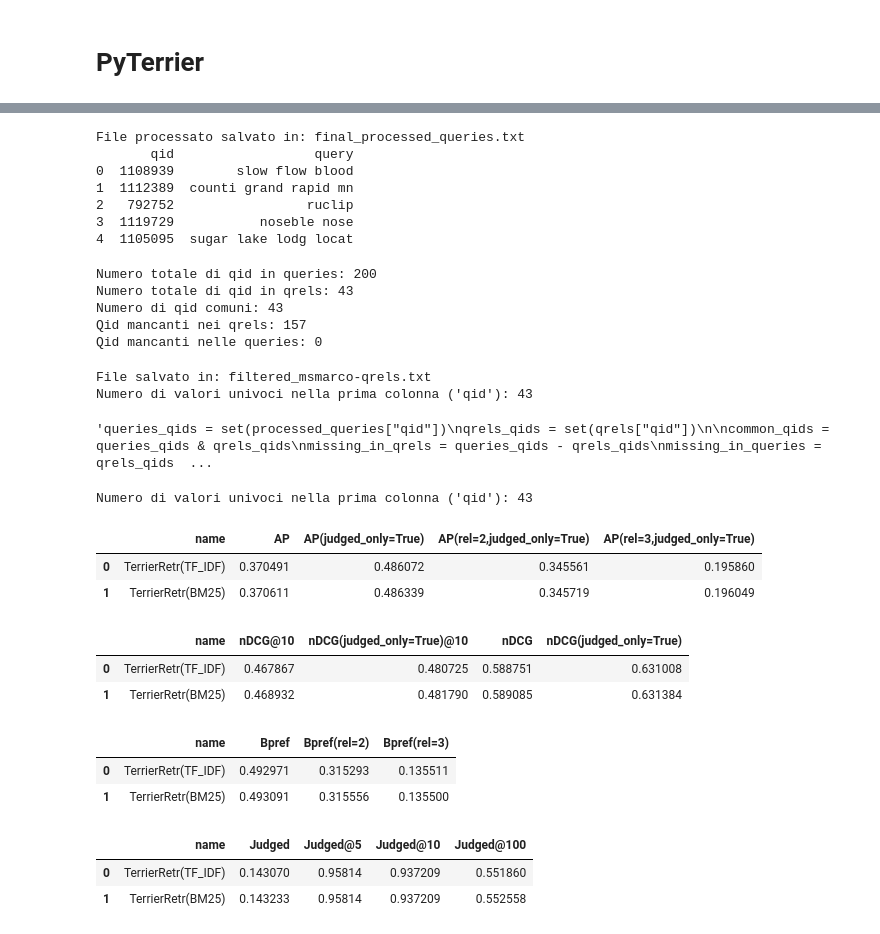
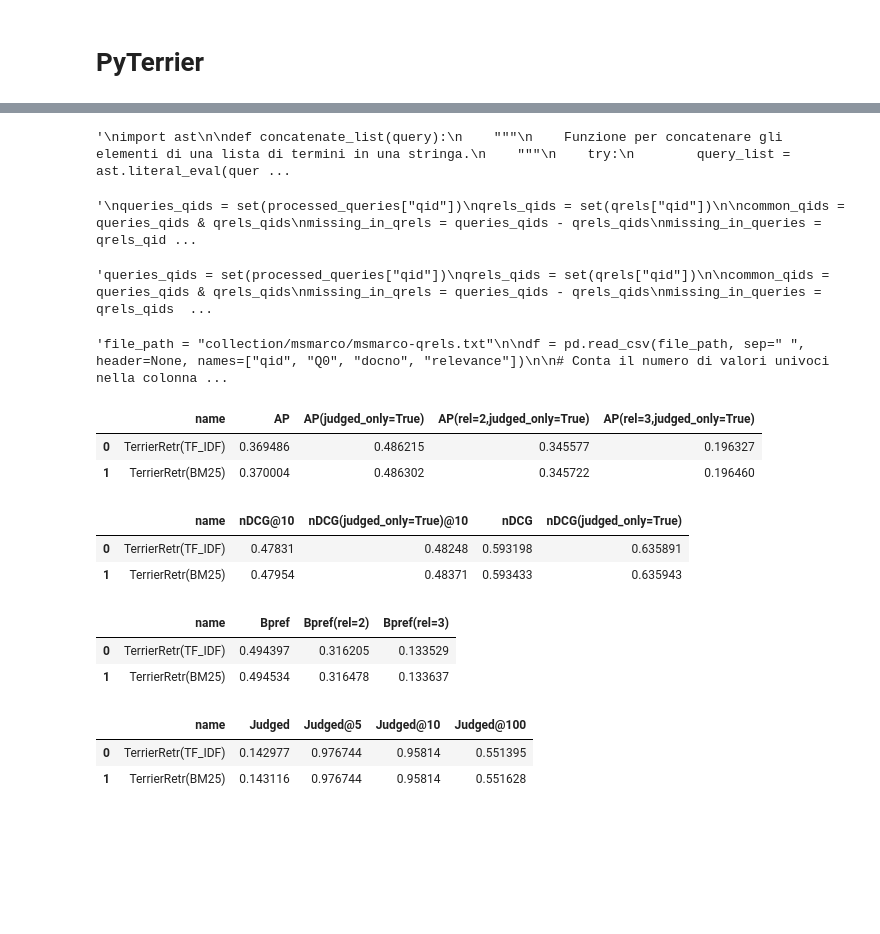
Before and after one commit to giuliocapecchi/IR_project, a Jupyter notebook: IR_project.ipynb, the cells around one changed output, grey strips where cells are left out. Drawn from its saved outputs; the diff is of its cells as text; code cells hidden in the pictures; blank space fills up the shorter version.

Commit message:
use of pyT index for msmarco

```diff
--- a/IR_project.ipynb
+++ b/IR_project.ipynb
@@ -906,9 +901,16 @@ VBox(children=(HBox(children=(RadioButtons(description='Scoring function:', opti
 # PyTerrier
 # %%
 import pyterrier as pt
-import pandas as pd
+#import pandas as pd
+#import os
 
 # note that pt.started() and pt.init() are deprecated
 
 if not pt.java.started():
+    pt.java.add_option('-Dtrec.encoding=UTF-8')
     pt.java.init()
+# %%
+dataset = pt.get_dataset("msmarco_passage")
+
+print(dataset.get_topics("test-2019").head())
+print(dataset.get_qrels("test-2019").head())
@@ -982,4 +1032,6 @@ processed_queries = pd.read_csv(output_path, sep="\t", names=["qid", "query"], s
 # %%
+# Old approach
+'''
 import ast
 
 def concatenate_list(query):
@@ -1027,15 +1079,12 @@ qrels.columns = ['qid', 'Q0', 'docno', 'relevance']
 qrels['qid'] = qrels['qid'].apply(str)
 qrels['docno'] = qrels['docno'].apply(str)
 #qrels['relevance'] = qrels['relevance'].apply(int)
+'''
 # %% [output]
-File processato salvato in: final_processed_queries.txt
-       qid                  query
-0  1108939        slow flow blood
-1  1112389  counti grand rapid mn
-2   792752                 ruclip
-3  1119729           noseble nose
-4  1105095  sugar lake lodg locat
+'\nimport ast\n\ndef concatenate_list(query):\n    """\n    Funzione per concatenare gli elementi di una lista di termini in una stringa.\n    """\n    try:\n        query_list = ast.literal_eval(quer ...
 # %%
+# Old approach TODO rewrite with new things
+'''
 queries_qids = set(processed_queries["qid"])
 qrels_qids = set(qrels["qid"])
 
@@ -1049,14 +1098,11 @@ print(f"Numero totale di qid in qrels: {len(qrels_qids)}")
 print(f"Numero di qid comuni: {len(common_qids)}")
 print(f"Qid mancanti nei qrels: {len(missing_in_qrels)}")
 print(f"Qid mancanti nelle queries: {len(missing_in_queries)}")
+'''
 # %% [output]
-Numero totale di qid in queries: 200
-Numero totale di qid in qrels: 43
-Numero di qid comuni: 43
-Qid mancanti nei qrels: 157
-Qid mancanti nelle queries: 0
+'\nqueries_qids = set(processed_queries["qid"])\nqrels_qids = set(qrels["qid"])\n\ncommon_qids = queries_qids & qrels_qids\nmissing_in_qrels = queries_qids - qrels_qids\nmissing_in_queries = qrels_qid ...
 # %%
-import pandas as pd
+'''import pandas as pd
 
 # Percorso del file da leggere
 input_file = "collection/msmarco/msmarco-qrels.txt"  # Sostituisci con il percorso del tuo file
@@ -1083,6 +1129,7 @@ unique_values_count = df["qid"].nunique()
 
 # Stampa il numero di valori univoci
 print(f"Numero di valori univoci nella prima colonna ('qid'): {unique_values_count}")
+'''
 
 """queries_qids = set(processed_queries["qid"])
 qrels_qids = set(qrels["qid"])
@@ -1098,11 +1145,9 @@ print(f"Numero di qid comuni: {len(common_qids)}")
 print(f"Qid mancanti nei qrels: {len(missing_in_qrels)}")
 print(f"Qid mancanti nelle queries: {len(missing_in_queries)}")"""
 # %% [output]
-File salvato in: filtered_msmarco-qrels.txt
-Numero di valori univoci nella prima colonna ('qid'): 43
+'queries_qids = set(processed_queries["qid"])\nqrels_qids = set(qrels["qid"])\n\ncommon_qids = queries_qids & qrels_qids\nmissing_in_qrels = queries_qids - qrels_qids\nmissing_in_queries = qrels_qids  ...
-'queries_qids = set(processed_queries["qid"])\nqrels_qids = set(qrels["qid"])\n\ncommon_qids = queries_qids & qrels_qids\nmissing_in_qrels = queries_qids - qrels_qids\nmissing_in_queries = qrels_qids  ...
 # %%
-file_path = "collection/msmarco/msmarco-qrels.txt"
+'''file_path = "collection/msmarco/msmarco-qrels.txt"
 
 df = pd.read_csv(file_path, sep=" ", header=None, names=["qid", "Q0", "docno", "relevance"])
 
@@ -1110,34 +1155,38 @@ df = pd.read_csv(file_path, sep=" ", header=None, names=["qid", "Q0", "docno", "
 unique_values_count = df["qid"].nunique()
 
 # Stampa il numero di valori univoci
-print(f"Numero di valori univoci nella prima colonna ('qid'): {unique_values_count}")
+print(f"Numero di valori univoci nella prima colonna ('qid'): {unique_values_count}")'''
 # %% [output]
-Numero di valori univoci nella prima colonna ('qid'): 43
+'file_path = "collection/msmarco/msmarco-qrels.txt"\n\ndf = pd.read_csv(file_path, sep=" ", header=None, names=["qid", "Q0", "docno", "relevance"])\n\n# Conta il numero di valori univoci nella colonna ...
 # %%
 from pyterrier.measures import *
 
+queries = dataset.get_topics("test-2019")
+qrels = dataset.get_qrels("test-2019")
+
 # Definizione dei retriever
-#TF_IDF = pt.BatchRetrieve(index, wmodel="TF_IDF")
-TF_IDF = pt.terrier.Retriever(index, wmodel="TF_IDF")
-BM25 = pt.terrier.Retriever(index, wmodel="BM25")
+#TF_IDF = pt.terrier.Retriever(index, wmodel="TF_IDF")
+#BM25 =  pt.terrier.Retriever(index, wmodel="BM25")
+TF_IDF = pt.terrier.Retriever.from_dataset('msmarco_passage', 'terrier_stemmed', wmodel='TF_IDF')
+BM25 = pt.terrier.Retriever.from_dataset('msmarco_passage', 'terrier_stemmed', wmodel='BM25')
 # %%
 pt.Experiment(
     [TF_IDF, BM25],
-    processed_queries,
+    queries,
     qrels,
     eval_metrics=[AP, AP(judged_only=True), AP(rel=2, judged_only=True), AP(rel=3, judged_only=True)]
 )
 
 # The [Mean] Average Precision ([M]AP).
 # The average precision of a single query is the mean of the precision scores at each relevant item returned in a search results list.
 # %% [output]
 |  | name | AP | AP(judged_only=True) | AP(rel=2,judged_only=True) | AP(rel=3,judged_only=True) |
-| 0 | TerrierRetr(TF_IDF) | 0.370491 | 0.486072 | 0.345561 | 0.195860 |
-| 1 | TerrierRetr(BM25) | 0.370611 | 0.486339 | 0.345719 | 0.196049 |
+| 0 | TerrierRetr(TF_IDF) | 0.369486 | 0.486215 | 0.345577 | 0.196327 |
+| 1 | TerrierRetr(BM25) | 0.370004 | 0.486302 | 0.345722 | 0.196460 |
 # %%
 pt.Experiment(
     [TF_IDF, BM25],
-    processed_queries,
+    queries,
     qrels,
     eval_metrics=[nDCG@10, nDCG(judged_only=True)@10, nDCG, nDCG(judged_only=True)]
 )
@@ -1147,12 +1196,12 @@ pt.Experiment(
 # It is normalized wrt. the Ideal NDCG, i.e. documents ranked in descending order of graded label.
 # %% [output]
 |  | name | nDCG@10 | nDCG(judged_only=True)@10 | nDCG | nDCG(judged_only=True) |
-| 0 | TerrierRetr(TF_IDF) | 0.467867 | 0.480725 | 0.588751 | 0.631008 |
-| 1 | TerrierRetr(BM25) | 0.468932 | 0.481790 | 0.589085 | 0.631384 |
+| 0 | TerrierRetr(TF_IDF) | 0.47831 | 0.48248 | 0.593198 | 0.635891 |
+| 1 | TerrierRetr(BM25) | 0.47954 | 0.48371 | 0.593433 | 0.635943 |
 # %%
 pt.Experiment(
     [TF_IDF, BM25],
-    processed_queries,
+    queries,
     qrels,
     eval_metrics=[Bpref, Bpref(rel=2), Bpref(rel=3)],
 )
@@ -1162,12 +1211,12 @@ pt.Experiment(
 # Non-judged documents are not considered.
 # %% [output]
 |  | name | Bpref | Bpref(rel=2) | Bpref(rel=3) |
-| 0 | TerrierRetr(TF_IDF) | 0.492971 | 0.315293 | 0.135511 |
-| 1 | TerrierRetr(BM25) | 0.493091 | 0.315556 | 0.135500 |
+| 0 | TerrierRetr(TF_IDF) | 0.494397 | 0.316205 | 0.133529 |
+| 1 | TerrierRetr(BM25) | 0.494534 | 0.316478 | 0.133637 |
 # %%
 pt.Experiment(
     [TF_IDF, BM25],
-    processed_queries,
+    queries,
     qrels,
     eval_metrics=[Judged, Judged@5, Judged@10, Judged@100],
 )
@@ -1176,8 +1225,8 @@ pt.Experiment(
 # Equivalent to P@k with a rel lower than any judgment.
 # %% [output]
 |  | name | Judged | Judged@5 | Judged@10 | Judged@100 |
-| 0 | TerrierRetr(TF_IDF) | 0.143070 | 0.95814 | 0.937209 | 0.551860 |
-| 1 | TerrierRetr(BM25) | 0.143233 | 0.95814 | 0.937209 | 0.552558 |
+| 0 | TerrierRetr(TF_IDF) | 0.142977 | 0.976744 | 0.95814 | 0.551395 |
+| 1 | TerrierRetr(BM25) | 0.143116 | 0.976744 | 0.95814 | 0.551628 |
 # %%
 '''pt.Experiment(
     [TF_IDF, BM25, PL2],
```
Also changed, not shown: parts of 16 cells of this notebook.
